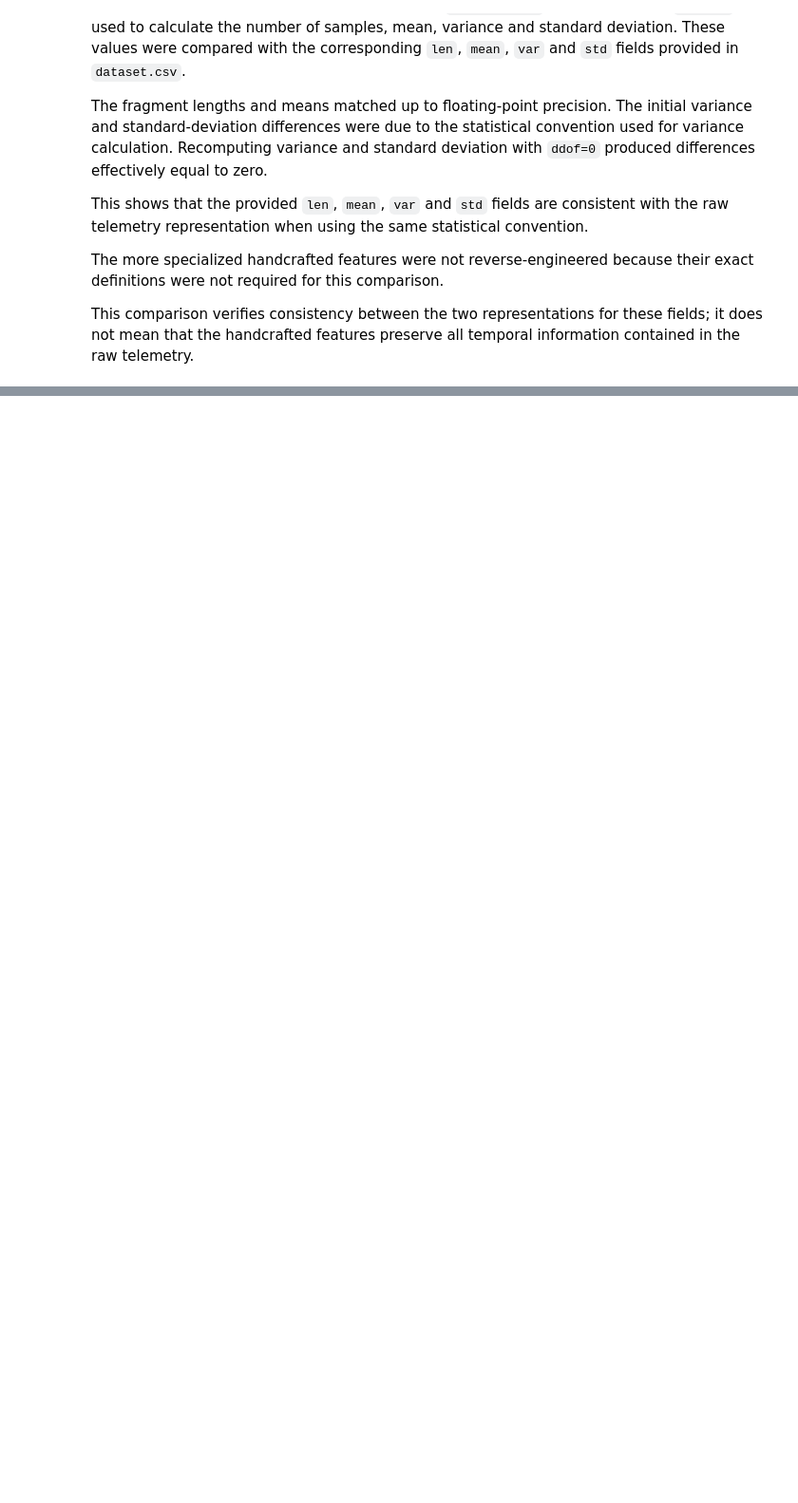
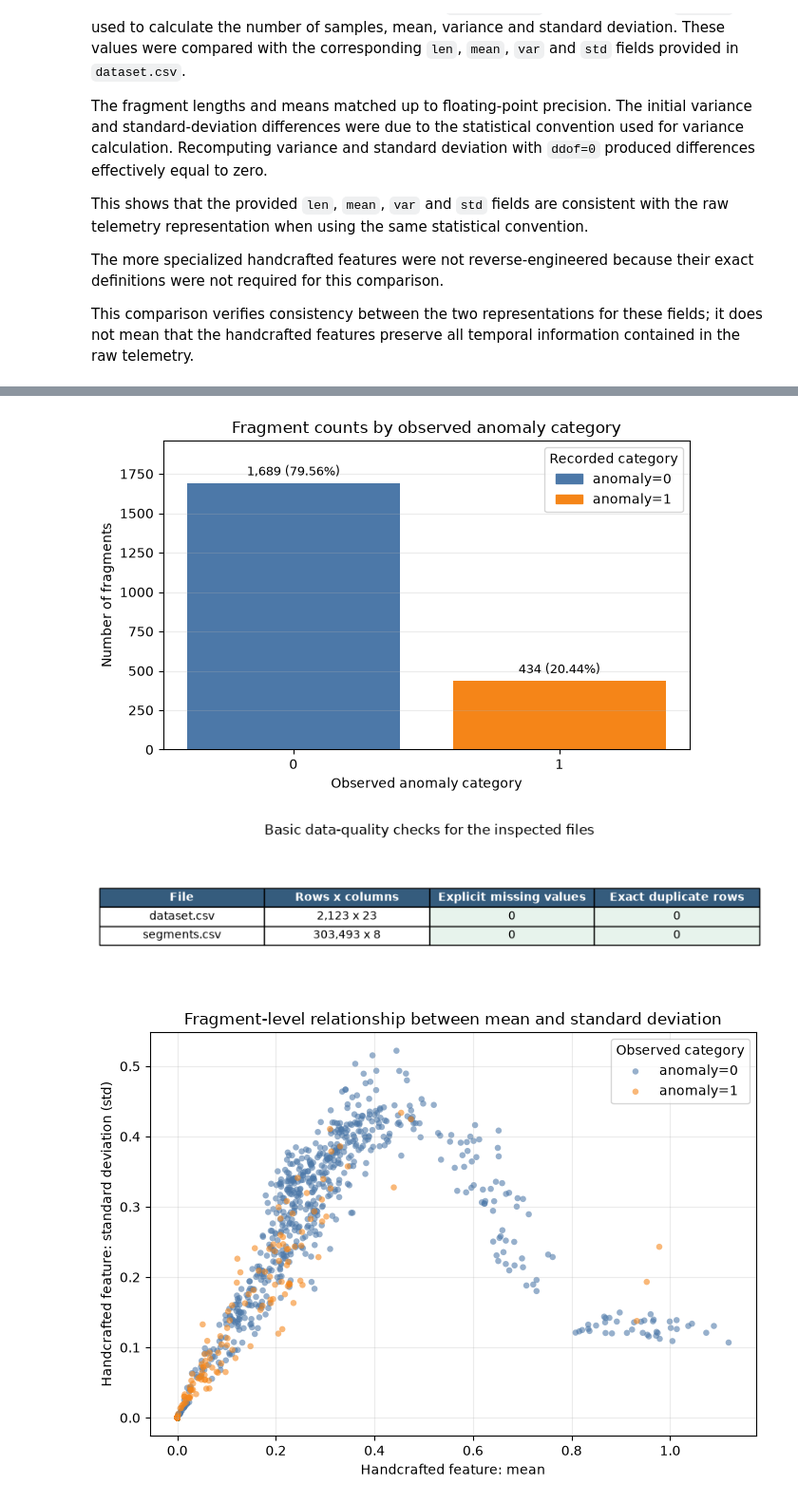
Before and after one commit to varshaangadi/explainable-satellite-telemetry-anomaly-detection, a Jupyter notebook: notebooks/01_dataset_inspection.ipynb, the cells around one changed output, grey strips where cells are left out. Shown at 95% size. Cells and saved outputs as stored; diff of their text form; code cells hidden in the pictures; blank space fills up the shorter version.

Commit message:
Complete Saturday EDA and data preparation

```diff
--- a/notebooks/01_dataset_inspection.ipynb
+++ b/notebooks/01_dataset_inspection.ipynb
@@ -718,0 +757,75 @@ information contained in the raw telemetry.
+# %%
+# Dataset-level category distribution: one row per fragment in dataset_df.
+category_counts = dataset_df["anomaly"].value_counts().sort_index()
+category_percent = 100 * category_counts / len(dataset_df)
+colors = ["#4C78A8", "#F58518"]
+
+fig, ax = plt.subplots(figsize=(6.5, 4.2))
+bars = ax.bar([str(value) for value in category_counts.index], category_counts.values, color=colors[:len(category_counts)])
+for bar, value in zip(bars, category_counts.index):
+    count = int(category_counts.loc[value])
+    percent = category_percent.loc[value]
+    ax.annotate(f"{count:,} ({percent:.2f}%)", (bar.get_x() + bar.get_width() / 2, bar.get_height()),
+                xytext=(0, 4), textcoords="offset points", ha="center", va="bottom", fontsize=9)
+ax.set_title("Fragment counts by observed anomaly category")
+ax.set_xlabel("Observed anomaly category")
+ax.set_ylabel("Number of fragments")
+ax.legend([plt.Rectangle((0, 0), 1, 1, color=colors[i]) for i in range(len(category_counts))],
+          [f"anomaly={value}" for value in category_counts.index], title="Recorded category")
+ax.set_ylim(0, max(category_counts.values) * 1.16)
+ax.grid(axis="y", alpha=0.25)
+fig.tight_layout()
+plt.show()
+
+### Missingness and exact-duplicate summary
+
+#The table below reports the previously checked quality counts for both files. Explicit missing-value and exact-duplicate counts are shown directly, including zero.
+
+# Reuse the two loaded dataframes; these are the same basic checks already reported above.
+quality_rows = []
+for file_name, frame in (("dataset.csv", dataset_df), ("segments.csv", segments_df)):
+    quality_rows.append([
+        file_name,
+        f"{len(frame):,} x {frame.shape[1]}",
+        f"{int(frame.isna().sum().sum()):,}",
+        f"{int(frame.duplicated().sum()):,}",
+    ])
+
+fig, ax = plt.subplots(figsize=(8.4, 2.2))
+ax.axis("off")
+table = ax.table(cellText=quality_rows,
+                 colLabels=["File", "Rows x columns", "Explicit missing values", "Exact duplicate rows"],
+                 loc="center", cellLoc="center")
+table.auto_set_font_size(False)
+table.set_fontsize(10)
+table.scale(1, 1.55)
+for (row, col), cell in table.get_celld().items():
+    if row == 0:
+        cell.set_text_props(weight="bold", color="white")
+        cell.set_facecolor("#355C7D")
+    elif col in (2, 3):
+        cell.set_facecolor("#E7F3EC")
+ax.set_title("Basic data-quality checks for the inspected files", pad=18)
+fig.tight_layout()
+plt.show()
+
+### Handcrafted feature relationship
+# Each point is one fragment. The axes show the provided `mean` and `std` features; color indicates only the recorded `anomaly` category. The plot is descriptive and does not imply causation.
+
+# Supplied fragment-level handcrafted features; no new features are calculated.
+fig, ax = plt.subplots(figsize=(7.2, 5.2))
+for anomaly_value, color in zip(sorted(dataset_df["anomaly"].dropna().unique()), colors):
+    subset = dataset_df.loc[dataset_df["anomaly"].eq(anomaly_value)]
+    ax.scatter(subset["mean"], subset["std"], s=22, alpha=0.58, color=color,
+               edgecolors="none", label=f"anomaly={anomaly_value}")
+ax.set_title("Fragment-level relationship between mean and standard deviation")
+ax.set_xlabel("Handcrafted feature: mean")
+ax.set_ylabel("Handcrafted feature: standard deviation (std)")
+ax.legend(title="Observed category")
+ax.grid(True, alpha=0.25)
+fig.tight_layout()
+plt.show()
+# %% [output]
+[figure, added]
+[figure, added]
+[figure, added]
```
Also changed, not shown: parts of 4 cells of this notebook, 3 other files.
